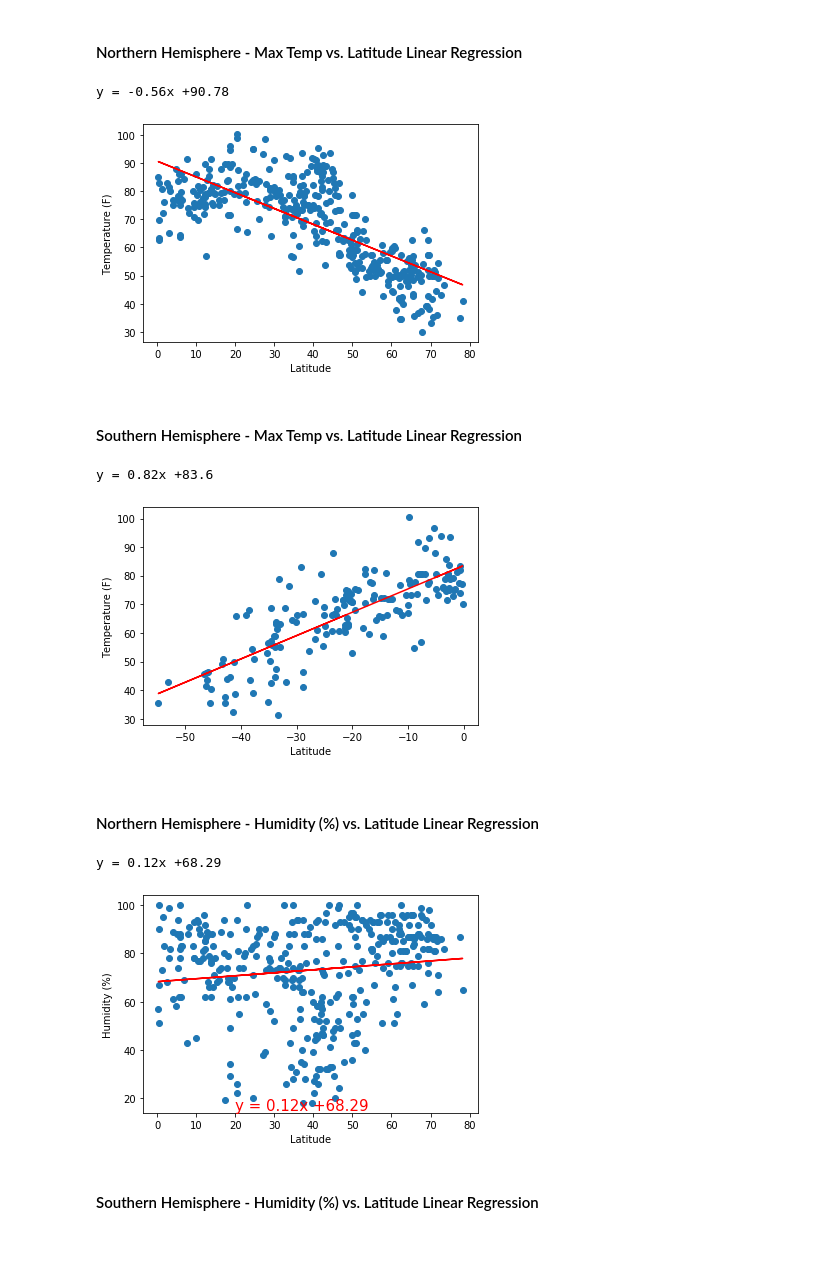
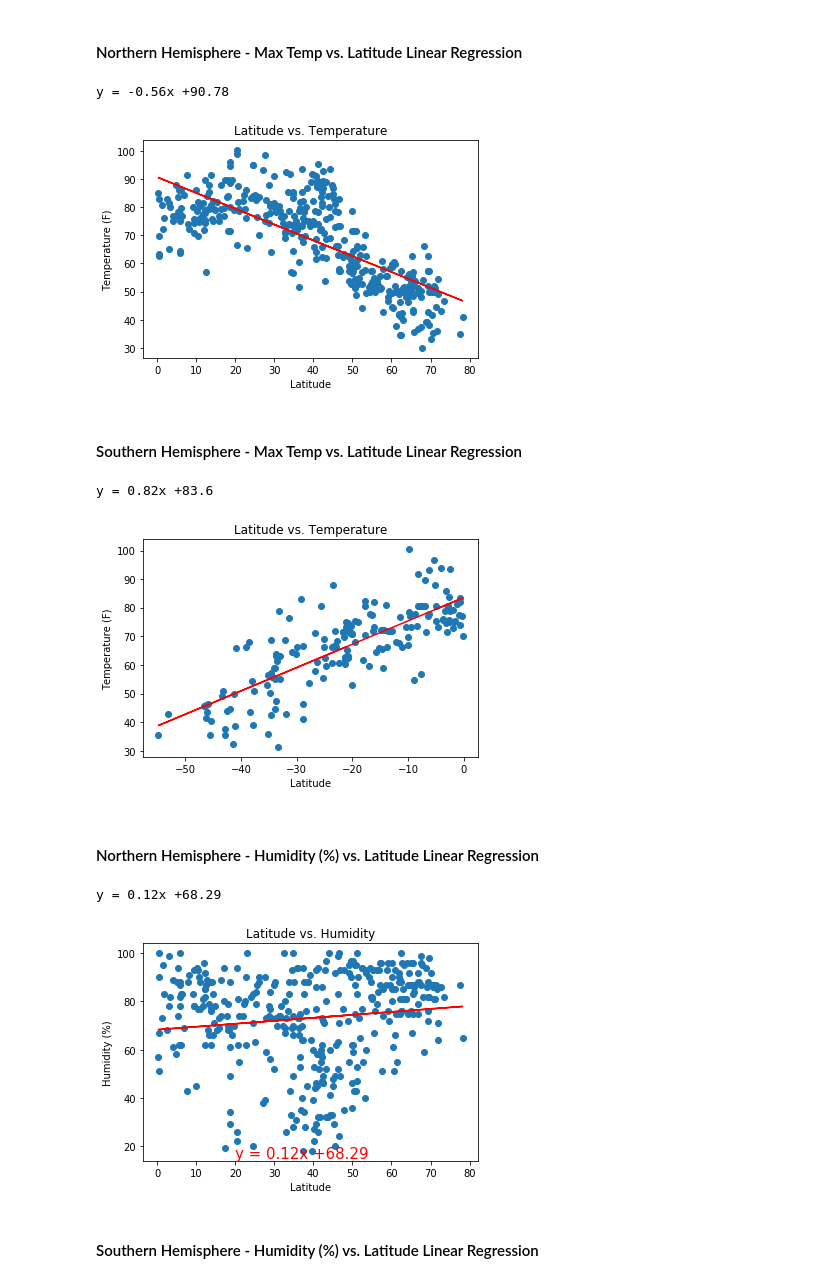
Before and after one commit to jamisonunruh24/python-api-challenge, a Jupyter notebook: WeatherPy.ipynb, the cells around one changed output. Drawn from its saved outputs; the diff is of its cells as text; code cells hidden in the pictures; blank space fills up the shorter version.

```diff
--- a/WeatherPy.ipynb
+++ b/WeatherPy.ipynb
@@ -249,19 +243,20 @@ south_df = weather_df.loc[weather_df["Lat"] < 0]
 # %%
 x_values = north_df['Lat']
 y_values = north_df['Temp']
 (slope, intercept, rvalue, pvalue, stderr) = linregress(x_values, y_values)
 regress_values = x_values * slope + intercept
 line_eq = "y = " + str(round(slope,2)) + "x +" + str(round(intercept,2))
 print(line_eq)
 
 plt.scatter(x_values,y_values)
 plt.plot(x_values,regress_values,"r-")
 
 plt.xlabel('Latitude')
 plt.ylabel('Temperature (F)')
+plt.title("Latitude vs. Temperature")
 plt.annotate(line_eq,(20,15),fontsize=15,color="red")
 
 plt.show()
 # %% [output]
 y = -0.56x +90.78
-[figure, old version]
+[figure, new version]
@@ -280,9 +278,10 @@ plt.plot(x_values,regress_values,"r-")
 
 plt.xlabel('Latitude')
 plt.ylabel('Temperature (F)')
+plt.title("Latitude vs. Temperature")
 plt.annotate(line_eq,(20,15),fontsize=15,color="red")
 
 plt.show()
 # %% [output]
 y = 0.82x +83.6
-[figure, old version]
+[figure, new version]
@@ -301,9 +303,10 @@ plt.plot(x_values,regress_values,"r-")
 
 plt.xlabel('Latitude')
 plt.ylabel('Humidity (%)')
+plt.title("Latitude vs. Humidity")
 plt.annotate(line_eq,(20,15),fontsize=15,color="red")
 
 plt.show()
 # %% [output]
 y = 0.12x +68.29
-[figure, old version]
+[figure, new version]
```
Also changed, not shown: parts of 25 cells of this notebook, 14 other files.
